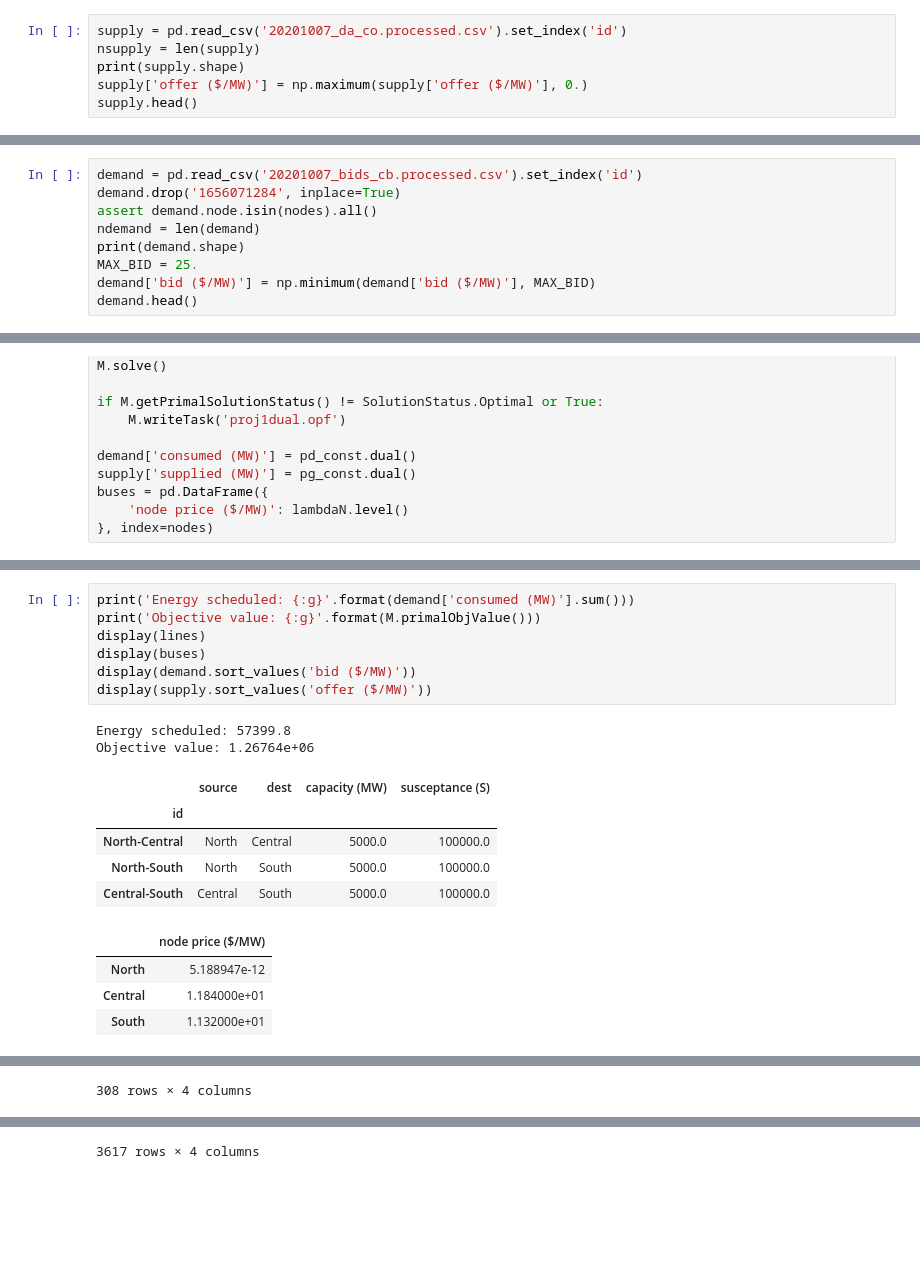
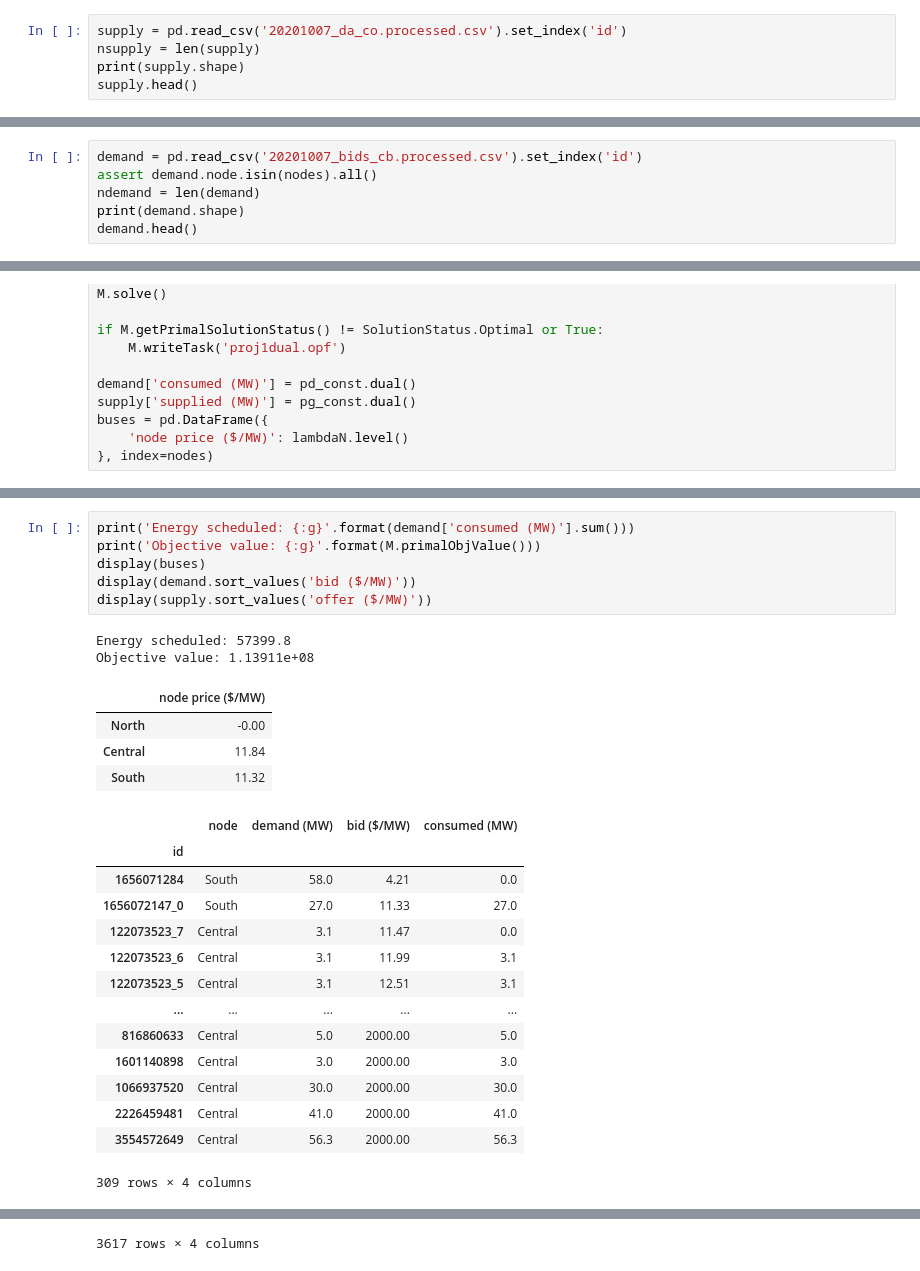
Before and after one commit to drakesiard/power, a Jupyter notebook: dtu31792/project/proj1-dual-tc.ipynb, the cells around one changed output, grey strips where cells are left out. Cells and saved outputs as stored; diff of their text form; blank space fills up the shorter version.

```diff
--- a/dtu31792/project/proj1-dual-tc.ipynb
+++ b/dtu31792/project/proj1-dual-tc.ipynb
@@ -13,7 +13,6 @@ from mosek.fusion import Model, Domain, Expr, ObjectiveSense, SolutionStatus
 supply = pd.read_csv('20201007_da_co.processed.csv').set_index('id')
 nsupply = len(supply)
 print(supply.shape)
-supply['offer ($/MW)'] = np.maximum(supply['offer ($/MW)'], 0.)
 supply.head()
 # %% [output]
 (3617, 3)
@@ -32,11 +31,8 @@ print(nodes)
 ['North', 'Central', 'South']
 # %%
 demand = pd.read_csv('20201007_bids_cb.processed.csv').set_index('id')
-demand.drop('1656071284', inplace=True)
 assert demand.node.isin(nodes).all()
 ndemand = len(demand)
 print(demand.shape)
-MAX_BID = 25.
-demand['bid ($/MW)'] = np.minimum(demand['bid ($/MW)'], MAX_BID)
 demand.head()
 # %% [output]
@@ -187,19 +183,27 @@ South   &  1.132000e+01 &        16367.5 &        11367.5 \\
 # %%
 print('Energy scheduled: {:g}'.format(demand['consumed (MW)'].sum()))
 print('Objective value: {:g}'.format(M.primalObjValue()))
-display(lines)
 display(buses)
 display(demand.sort_values('bid ($/MW)'))
 display(supply.sort_values('offer ($/MW)'))
 # %% [output]
 Energy scheduled: 57399.8
-Objective value: 1.26764e+06
+Objective value: 1.13911e+08
-|  | source | dest | capacity (MW) | susceptance (S) |
-| id |  |  |  |  |
-| North-Central | North | Central | 5000.0 | 100000.0 |
-| North-South | North | South | 5000.0 | 100000.0 |
-| Central-South | Central | South | 5000.0 | 100000.0 |
+|  | node price ($/MW) |
+| North | -0.00 |
+| Central | 11.84 |
+| South | 11.32 |
-|  | node price ($/MW) |
-| North | 5.188947e-12 |
-| Central | 1.184000e+01 |
-| South | 1.132000e+01 |
+|  | node | demand (MW) | bid ($/MW) | consumed (MW) |
+| id |  |  |  |  |
+| 1656071284 | South | 58.0 | 4.21 | 0.0 |
+| 1656072147_0 | South | 27.0 | 11.33 | 27.0 |
+| 122073523_7 | Central | 3.1 | 11.47 | 0.0 |
+| 122073523_6 | Central | 3.1 | 11.99 | 3.1 |
+| 122073523_5 | Central | 3.1 | 12.51 | 3.1 |
+| ... | ... | ... | ... | ... |
+| 816860633 | Central | 5.0 | 2000.00 | 5.0 |
+| 1601140898 | Central | 3.0 | 2000.00 | 3.0 |
+| 1066937520 | Central | 30.0 | 2000.00 | 30.0 |
+| 2226459481 | Central | 41.0 | 2000.00 | 41.0 |
+| 3554572649 | Central | 56.3 | 2000.00 | 56.3 |
+309 rows × 4 columns
@@ -219 +222,0 @@ Objective value: 1.26764e+06
-308 rows × 4 columns
```
Also changed, not shown: parts of 6 cells of this notebook, 3 other files.
